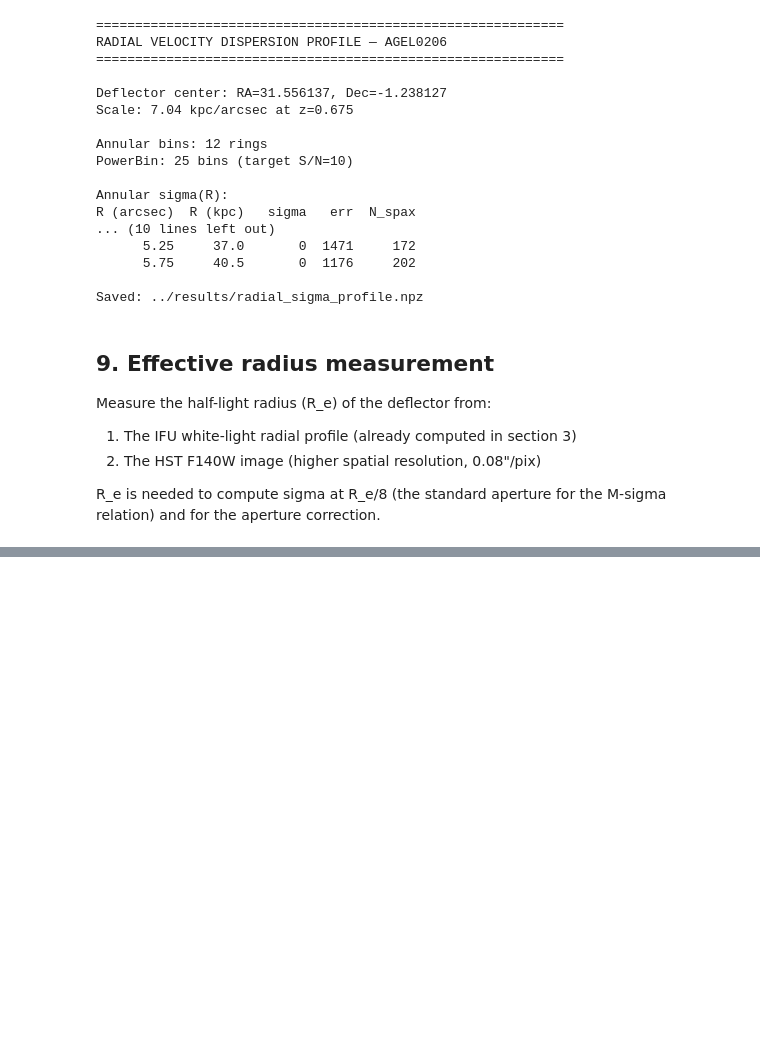
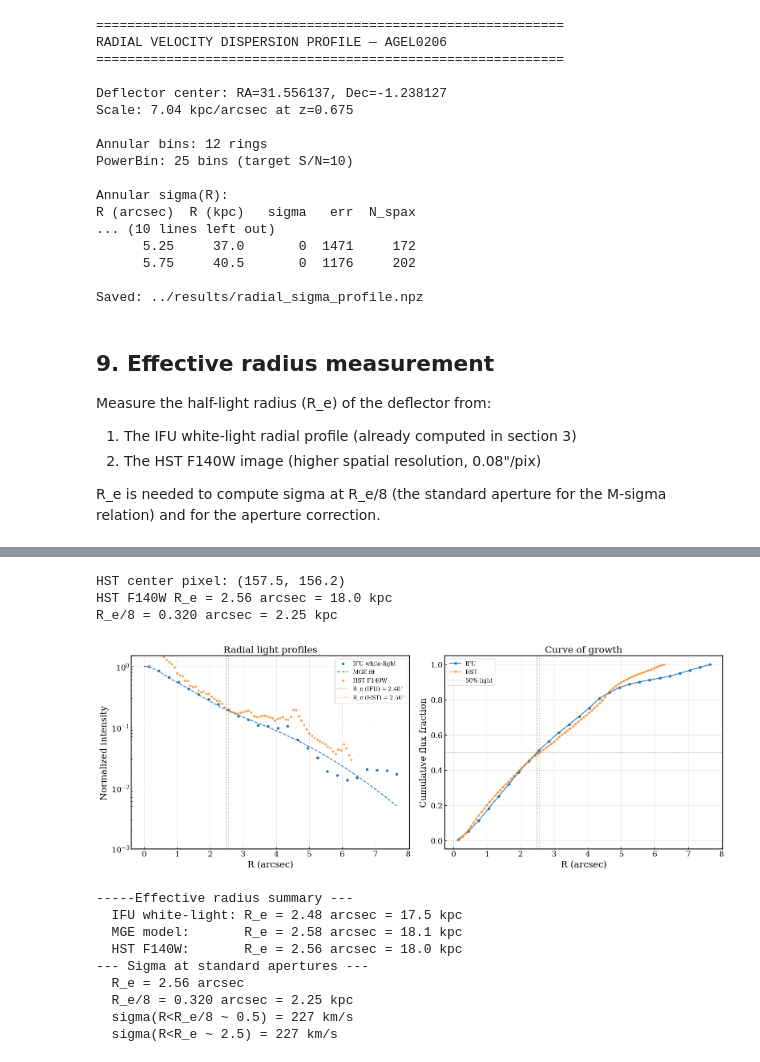
Before and after one commit to rodelcr/AGEL0206_kinematics_and_photometry, a Jupyter notebook: notebooks/05_radial_sigma_profile.ipynb, the cells around one changed output, grey strips where cells are left out. Drawn from its saved outputs; the diff is of its cells as text; code cells hidden in the pictures; blank space fills up the shorter version.

```diff
--- a/notebooks/05_radial_sigma_profile.ipynb
+++ b/notebooks/05_radial_sigma_profile.ipynb
@@ -1491,7 +1614,7 @@ if popt is not None:
 # --- Method 2: R_e from HST F140W image (higher resolution) ---
 from photutils.aperture import CircularAnnulus, ApertureStats, CircularAperture
 
-hst_file = "../../velocity_dispersion_from_IFU/AGEL020613-011417A_F140W_WFC3_drz_sci.fits"
+hst_file = "../../velocity_dispersion_from_IFU/AGEL020613-011417A_F140W_WFC3_cutout_L3.fits"
 hst_mask_file = "../../velocity_dispersion_from_IFU/AGEL020613-011417A_F140W_WFC3_cutout_L3_mask.fits"
 
 try:
@@ -1538,6 +1661,10 @@ try:
 except FileNotFoundError:
     print("HST F140W file not found — skipping HST R_e")
     hst_loaded = False
+# %% [output]
+HST center pixel: (157.5, 156.2)
+HST F140W R_e = 2.56 arcsec = 18.0 kpc
+R_e/8 = 0.320 arcsec = 2.25 kpc
 # %%
 # Plot curves of growth and R_e comparison
 fig, axes = plt.subplots(1, 2, figsize=(16, 6))
@@ -1568,36 +1695,45 @@ ax.plot(r_fit, cog_ifu / total_ifu, "C0-o", markersize=4, label="IFU")
 if hst_loaded:
     ax.plot(r_hst, cog_hst / total_hst, "C1-o", markersize=3, alpha=0.7, label="HST")
 ax.axhline(0.5, color="gray", ls="--", lw=1, alpha=0.5, label="50% light")
 ax.axvline(Re_ifu, color="C0", ls=":", lw=1.5, alpha=0.7)
 if hst_loaded:
     ax.axvline(Re_hst, color="C1", ls=":", lw=1.5, alpha=0.7)
 ax.set_xlabel("R (arcsec)")
 ax.set_ylabel("Cumulative flux fraction")
 ax.set_title("Curve of growth")
 ax.legend(fontsize=10)
 ax.grid(alpha=0.3)
 
 plt.tight_layout()
 plt.show()
 
 # Summary
-print(f"
---- Effective radius summary ---")
+print(f"-----Effective radius summary ---")
 print(f"  IFU white-light: R_e = {Re_ifu:.2f} arcsec = {Re_ifu*kpc_per_arcsec:.1f} kpc")
 if popt is not None:
     print(f"  MGE model:       R_e = {Re_mge:.2f} arcsec = {Re_mge*kpc_per_arcsec:.1f} kpc")
 if hst_loaded:
     print(f"  HST F140W:       R_e = {Re_hst:.2f} arcsec = {Re_hst*kpc_per_arcsec:.1f} kpc")
-print(f"
---- Sigma at standard apertures ---")
+print(f"--- Sigma at standard apertures ---")
 Re_best = Re_hst if hst_loaded else Re_ifu
 print(f"  R_e = {Re_best:.2f} arcsec")
 print(f"  R_e/8 = {Re_best/8:.3f} arcsec = {Re_best/8*kpc_per_arcsec:.2f} kpc")
 # Find the integrated sigma closest to Re/8
 if len(aperture_results) > 0:
     r_ap_arr = np.array([r["r_max"] for r in aperture_results])
     sigma_ap = np.array([r["sigma"] for r in aperture_results])
     idx_re8 = np.argmin(np.abs(r_ap_arr - Re_best/8))
     idx_re = np.argmin(np.abs(r_ap_arr - Re_best))
-    print(f"  sigma(R<R_e/8 ~ {r_ap_arr[idx_re8]:.1f}") = {sigma_ap[idx_re8]:.0f} km/s")
-    print(f"  sigma(R<R_e ~ {r_ap_arr[idx_re]:.1f}") = {sigma_ap[idx_re]:.0f} km/s")
+    print(f"  sigma(R<R_e/8 ~ {r_ap_arr[idx_re8]:.1f}) = {sigma_ap[idx_re8]:.0f} km/s")
+    print(f"  sigma(R<R_e ~ {r_ap_arr[idx_re]:.1f}) = {sigma_ap[idx_re]:.0f} km/s")
+# %% [output]
+[figure, added]
+-----Effective radius summary ---
+  IFU white-light: R_e = 2.48 arcsec = 17.5 kpc
+  MGE model:       R_e = 2.58 arcsec = 18.1 kpc
+  HST F140W:       R_e = 2.56 arcsec = 18.0 kpc
+--- Sigma at standard apertures ---
+  R_e = 2.56 arcsec
+  R_e/8 = 0.320 arcsec = 2.25 kpc
+  sigma(R<R_e/8 ~ 0.5) = 227 km/s
+  sigma(R<R_e ~ 2.5) = 227 km/s
```
Also changed, not shown: parts of 7 cells of this notebook.
